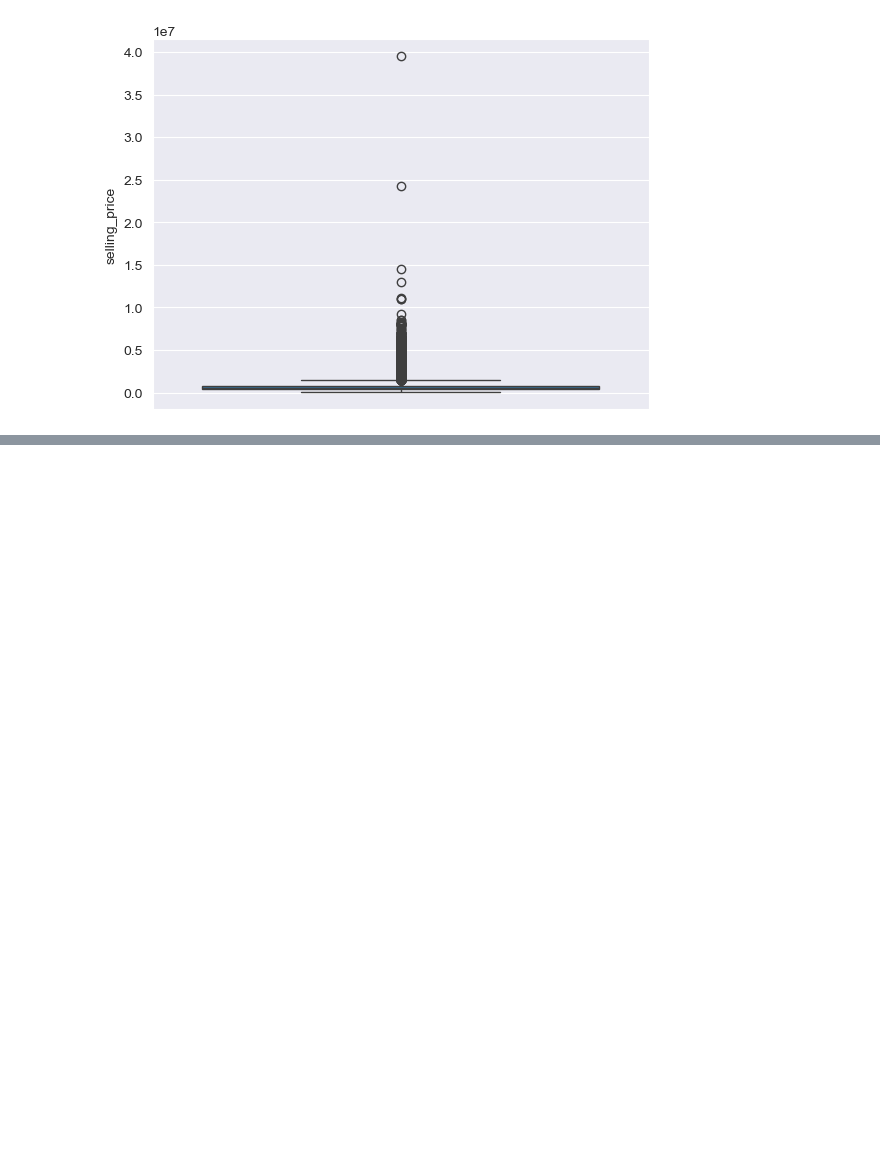
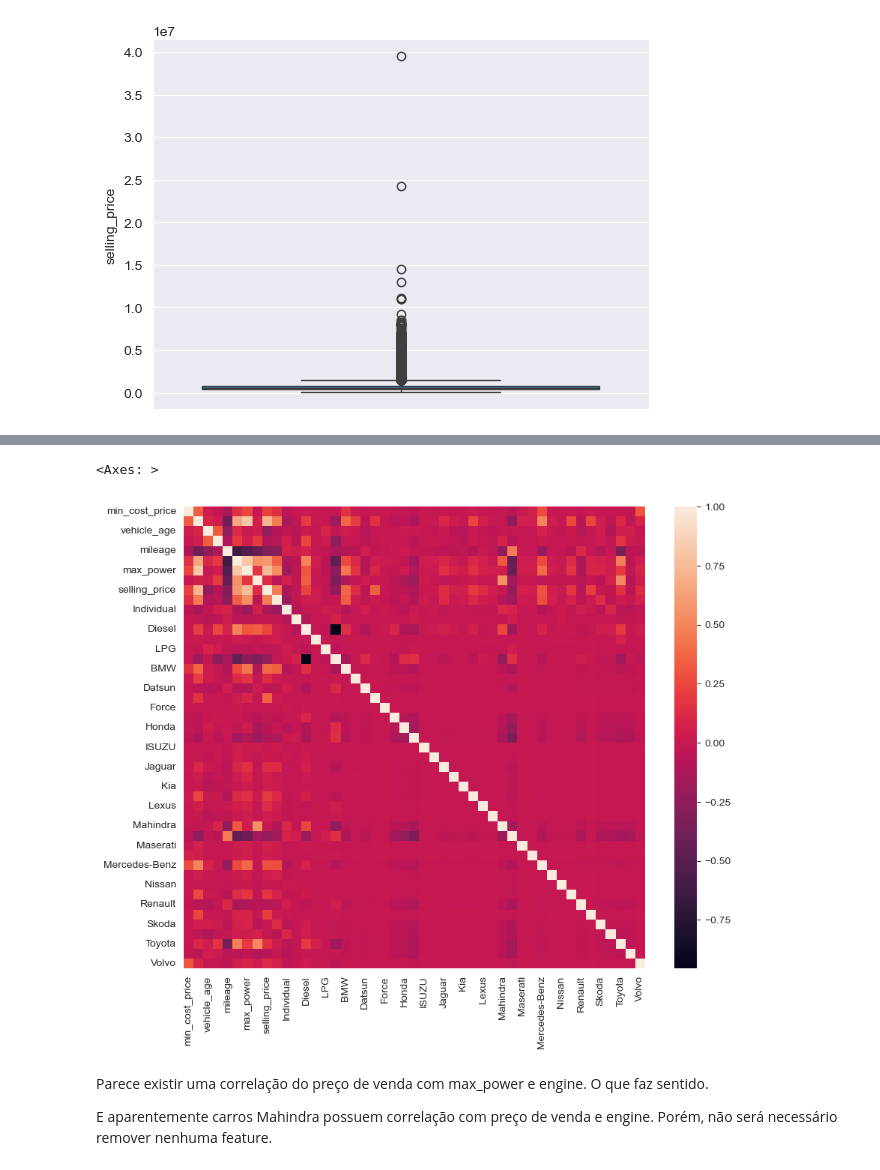
Before and after one commit to rhyanfrazao/proj-predicao-precos-veiculos, a Jupyter notebook: proj-predicao-precos-veiculos.ipynb, the cells around one changed output, grey strips where cells are left out. Cells and saved outputs as stored; diff of their text form; code cells hidden in the pictures; blank space fills up the shorter version.

```diff
--- a/proj-predicao-precos-veiculos.ipynb
+++ b/proj-predicao-precos-veiculos.ipynb
@@ -188,0 +390,5 @@ Os boxplots foram deploráveis.
+# %%
+# Concatenando no dataframe original e dropando a feature original:
+carros = pd.concat([carros, colunas_combustivel],axis = 1)
+carros = carros.drop('fuel_type', axis=1)
+carros.head()
@@ -188,0 +402,4 @@ Os boxplots foram deploráveis.
+# %%
+# Fazendo o mesmo para a feature: brand
+colunas_marca = pd.get_dummies(carros['brand'], drop_first=True, dtype=int)
+colunas_marca.head()
@@ -188,0 +413,5 @@ Os boxplots foram deploráveis.
+# %%
+# Concatenando no dataframe original e dropando a feature original:
+carros = pd.concat([carros, colunas_marca],axis = 1)
+carros = carros.drop('brand', axis=1)
+carros.head()
@@ -188,0 +425,5 @@ Os boxplots foram deploráveis.
+# %%
+# Dropando as colunas de nome e modelo:
+carros = carros.drop('car_name', axis=1)
+carros = carros.drop('model', axis=1)
+carros.head()
@@ -188,0 +570,12 @@ Os boxplots foram deploráveis.
+# %%
+# Vamos plotar um mapa de calor da Correlação:
+figura, graficos = plt.subplots(figsize=(10,8))
+correlacao = carros.corr()
+sns.heatmap(correlacao, mask=np.zeros_like(correlacao, dtype=bool), square=True, ax=graficos)
+# %% [output]
+<Axes: >
+[figure, added]
+# %% [markdown]
+Parece existir uma correlação do preço de venda com max_power e engine. O que faz sentido.
+
+E aparentemente carros Mahindra possuem correlação com preço de venda e engine. Porém, não será necessário remover nenhuma feature.
```
Also changed, not shown: parts of 69 cells of this notebook.
